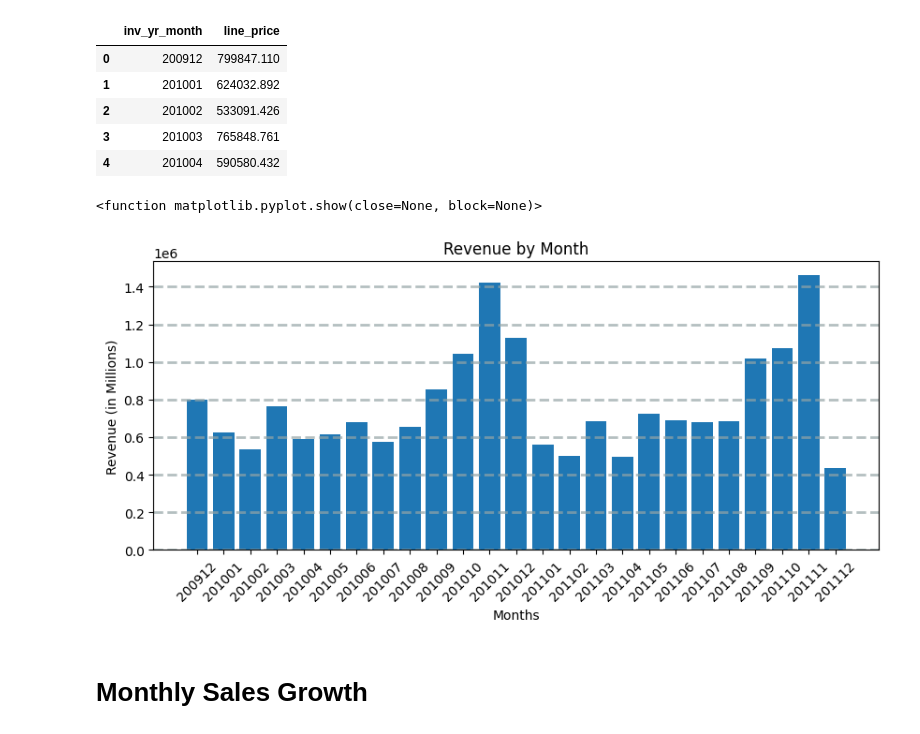
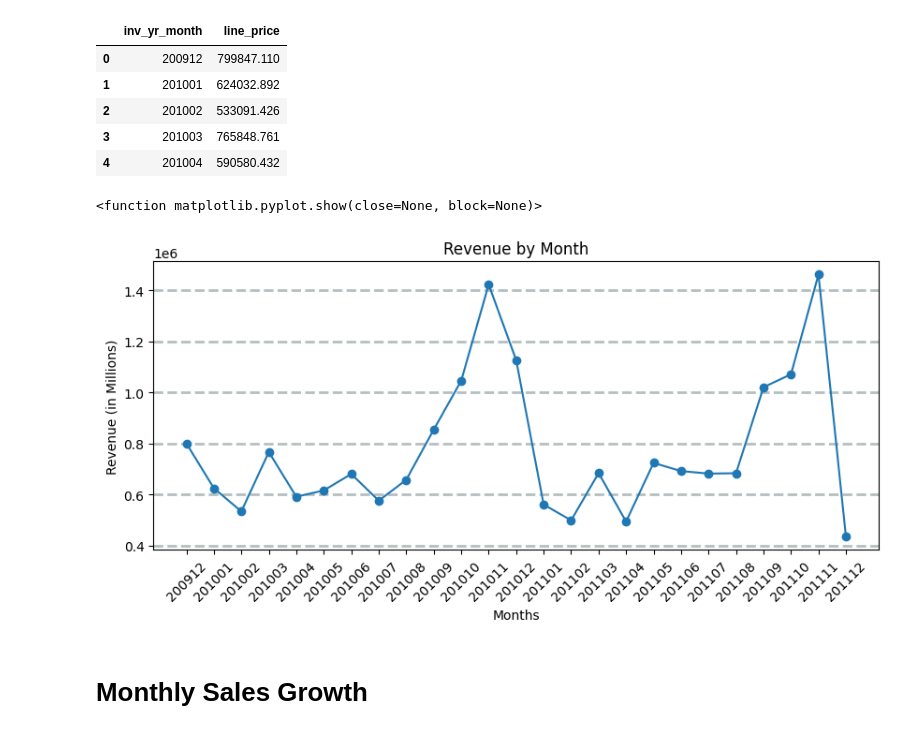
Before and after one commit to jarviscanada/jarvis_data_eng_JiaweiHuang, a Jupyter notebook: python_data_analytics/retail_data_analytics_wrangling.ipynb, the cells around one changed output. Drawn from its saved outputs; the diff is of its cells as text; code cells hidden in the pictures.

Commit message:
upload image and tweak visuals

```diff
--- a/python_data_analytics/retail_data_analytics_wrangling.ipynb
+++ b/python_data_analytics/retail_data_analytics_wrangling.ipynb
@@ -250,19 +246,19 @@ sales_df.head()
 # %%
 fig = plt.figure(figsize=(10,4))
 
 # cast months to string instead of int to eliminate gaps in plot
-plt.bar(x = sales_df.inv_yr_month.astype(str), height = sales_df.line_price)
+plt.plot(sales_df.inv_yr_month.astype(str), sales_df.line_price, marker='o')
 
 plt.title('Revenue by Month')
 plt.xlabel('Months')
 plt.ylabel('Revenue (in Millions)')
 plt.grid(color='#95a5a6', linestyle='--', linewidth=2, axis='y', alpha=0.7)
 plt.xticks(rotation=45)
 
 plt.show
 # %% [output]
 <function matplotlib.pyplot.show(close=None, block=None)>
-[figure, old version]
+[figure, new version]
 # %% [markdown]
 # Monthly Sales Growth
 # %%
```
Also changed, not shown: parts of 2 cells of this notebook, 1 other file.
